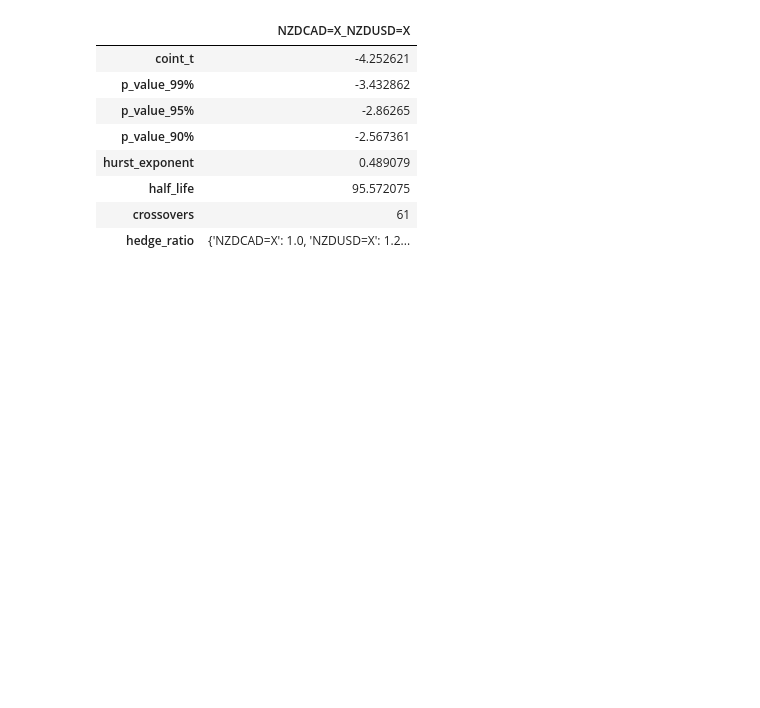
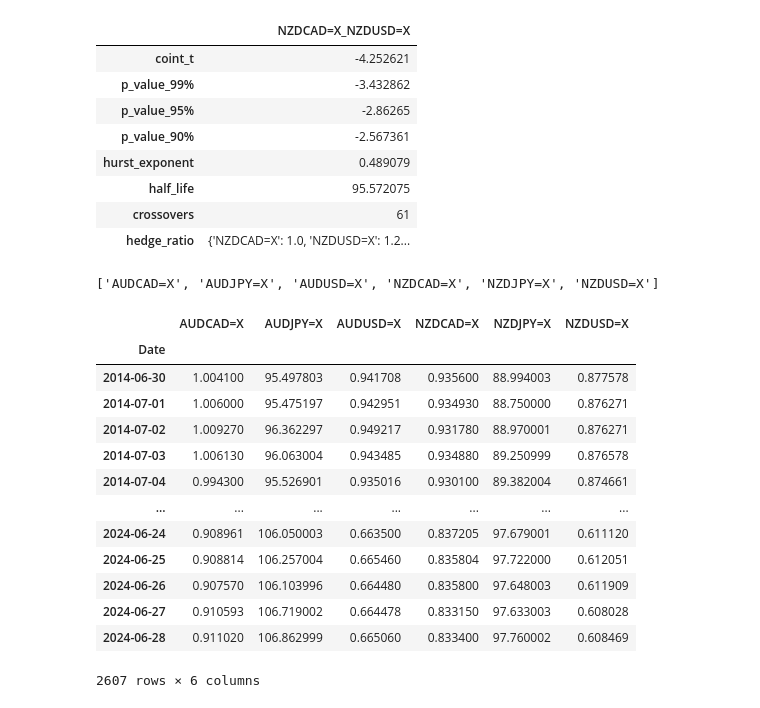
Before and after one commit to Renuto/Trading-Algorithmic, a Jupyter notebook: Statistical Arbitrage/statistical_Arbitrage.ipynb, the cells around one changed output. Saved outputs shown, nothing was run; the diff lists cells and outputs as text; code cells hidden in the pictures; blank space fills up the shorter version.

```diff
--- a/Statistical Arbitrage/statistical_Arbitrage.ipynb
+++ b/Statistical Arbitrage/statistical_Arbitrage.ipynb
@@ -211,0 +227,21 @@ sp.selection_logs.loc[['NZDCAD=X_NZDUSD=X']].T
+# %%
+currencies_list
+# %% [output]
+['AUDCAD=X', 'AUDJPY=X', 'AUDUSD=X', 'NZDCAD=X', 'NZDJPY=X', 'NZDUSD=X']
+# %%
+data[currencies_list]
+# %% [output]
+|  | AUDCAD=X | AUDJPY=X | AUDUSD=X | NZDCAD=X | NZDJPY=X | NZDUSD=X |
+| Date |  |  |  |  |  |  |
+| 2014-06-30 | 1.004100 | 95.497803 | 0.941708 | 0.935600 | 88.994003 | 0.877578 |
+| 2014-07-01 | 1.006000 | 95.475197 | 0.942951 | 0.934930 | 88.750000 | 0.876271 |
+| 2014-07-02 | 1.009270 | 96.362297 | 0.949217 | 0.931780 | 88.970001 | 0.876271 |
+| 2014-07-03 | 1.006130 | 96.063004 | 0.943485 | 0.934880 | 89.250999 | 0.876578 |
+| 2014-07-04 | 0.994300 | 95.526901 | 0.935016 | 0.930100 | 89.382004 | 0.874661 |
+| ... | ... | ... | ... | ... | ... | ... |
+| 2024-06-24 | 0.908961 | 106.050003 | 0.663500 | 0.837205 | 97.679001 | 0.611120 |
+| 2024-06-25 | 0.908814 | 106.257004 | 0.665460 | 0.835804 | 97.722000 | 0.612051 |
+| 2024-06-26 | 0.907570 | 106.103996 | 0.664480 | 0.835800 | 97.648003 | 0.611909 |
+| 2024-06-27 | 0.910593 | 106.719002 | 0.664478 | 0.833150 | 97.633003 | 0.608028 |
+| 2024-06-28 | 0.911020 | 106.862999 | 0.665060 | 0.833400 | 97.760002 | 0.608469 |
+2607 rows × 6 columns
```
Also changed, not shown: parts of 8 cells of this notebook.
